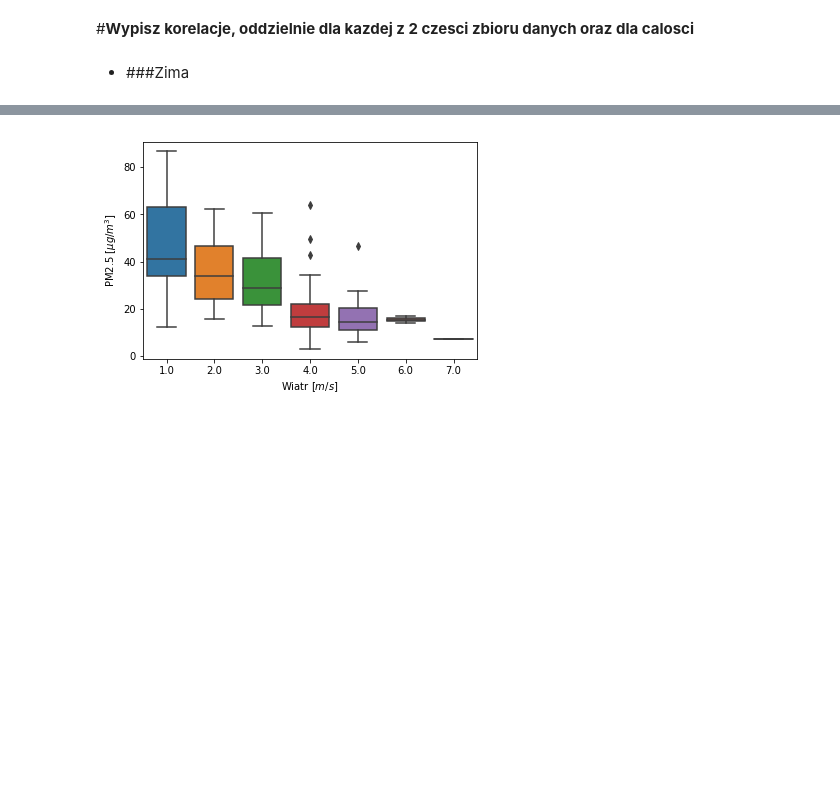
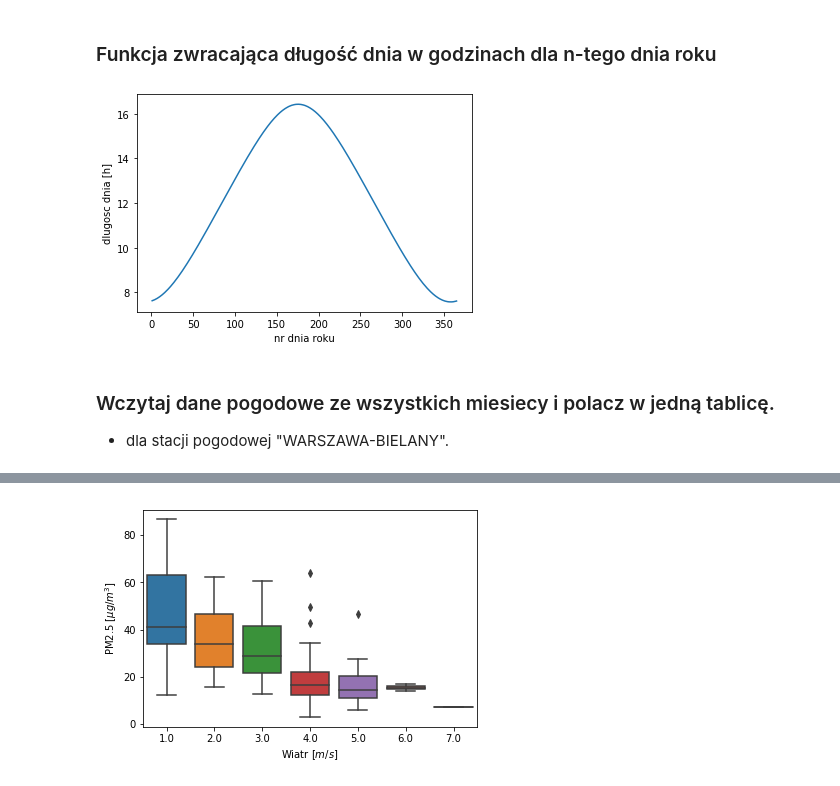
Before and after one commit to KrystianPlackowski/Air-pollution-analysis, a Jupyter notebook: main.ipynb, the cells around one changed output, grey strips where cells are left out. Drawn from its saved outputs; the diff is of its cells as text; code cells hidden in the pictures; blank space fills up the shorter version.

```diff
--- a/main.ipynb
+++ b/main.ipynb
@@ -11,11 +0,0 @@ import math
-# %%
-def dlugosc_dnia( numer_dnia):
-
-    phi = 23. * np.pi/180. * np.cos( 2.*np.pi * (numer_dnia+7.) / 365.)
-    return 24. / np.pi * np.arccos( np.tan(52.23 * np.pi/180.) * np.tan(phi))
-
-
-plt.plot( range(1,366), dlugosc_dnia(x))
-plt.xlabel('nr dnia roku')
-plt.ylabel('dlugosc dnia [h]')
-plt.show()
@@ -194,4 +0,0 @@ dane_lato.insert(3, "Dzien_lata", range( 1, 184), True)
-# %% [markdown]
-#**Wypisz korelacje, oddzielnie dla kazdej z 2 czesci zbioru danych oraz dla calosci**
-# %% [markdown]
-+ ###Zima
@@ -197,0 +11,19 @@ dane_lato.insert(3, "Dzien_lata", range( 1, 184), True)
+# %% [markdown]
+### Funkcja zwracająca długość dnia w godzinach dla n-tego dnia roku
+# %%
+def dlugosc_dnia(numer_dnia):
+
+    phi = 23. * np.pi/180. * np.cos(2.*np.pi * (numer_dnia+7.) / 365.)
+    result = 24. / np.pi * np.arccos(np.tan(52.23 * np.pi/180.) * np.tan(phi))
+    return round(result, 3)
+
+
+plt.plot(range(1,366), [dlugosc_dnia(x) for x in range(1,366)])
+plt.xlabel('nr dnia roku')
+plt.ylabel('dlugosc dnia [h]')
+plt.show()
+# %% [output]
+[figure, added]
+# %% [markdown]
+### Wczytaj dane pogodowe ze wszystkich miesiecy i polacz w jedną tablicę.
++ dla stacji pogodowej "WARSZAWA-BIELANY".
```
Also changed, not shown: parts of 44 cells of this notebook.
